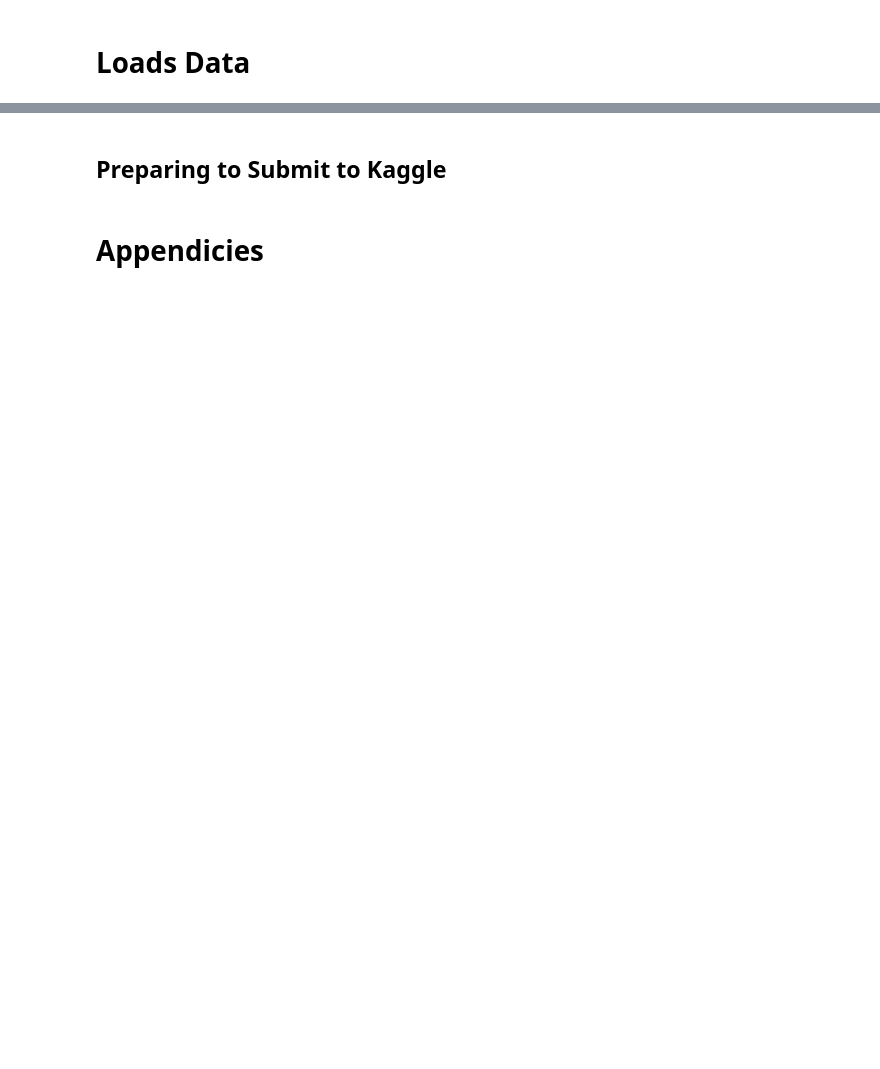
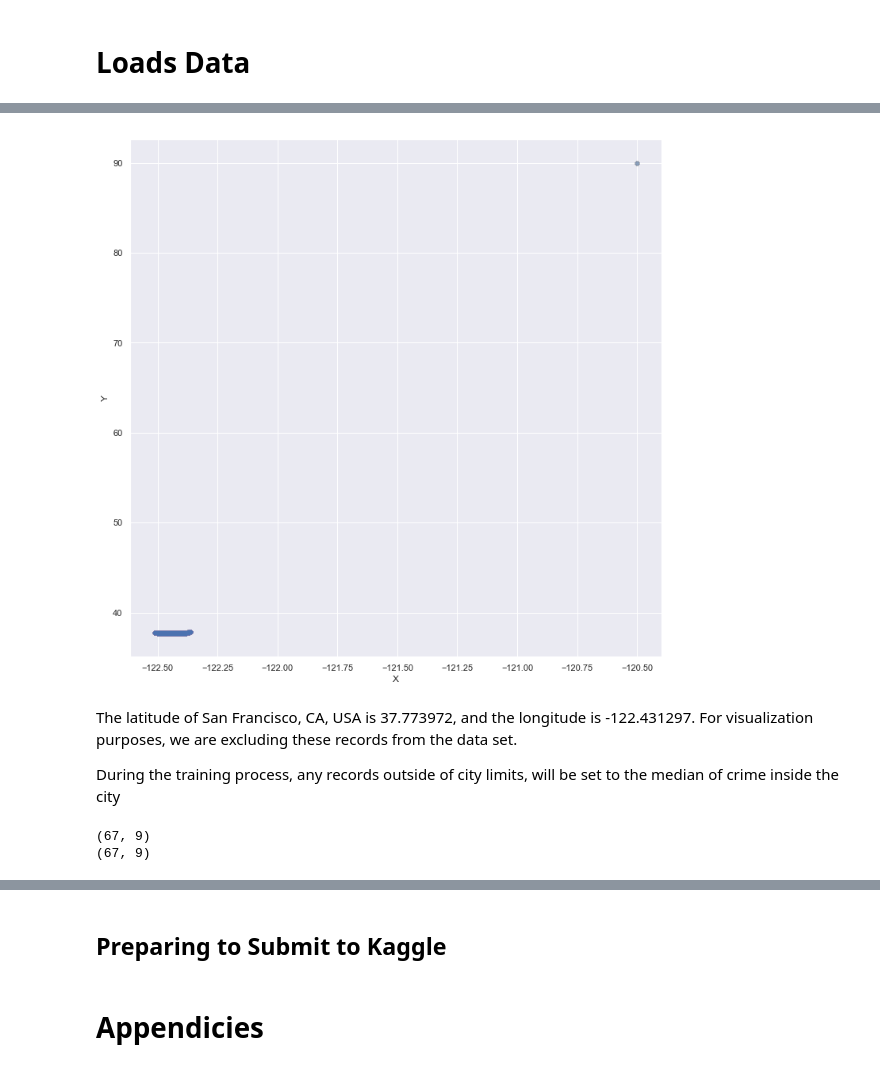
Before and after one commit to ucbiyyq/ucbiyyq-w207re-final-proj, a Jupyter notebook: notebooks/1.0-all-final-submission.ipynb, the cells around one changed output, grey strips where cells are left out. Cells and saved outputs as stored; diff of their text form; code cells hidden in the pictures; blank space fills up the shorter version.

```diff
--- a/notebooks/1.0-all-final-submission.ipynb
+++ b/notebooks/1.0-all-final-submission.ipynb
@@ -107,0 +193,16 @@ print(test_ids.shape)
+# %%
+dat = train_pd[["X", "Y"]]
+sns.set(rc = {"figure.figsize" : (12, 12)})
+ax = sns.scatterplot(x = "X", y = "Y", data = dat, alpha = 0.01)
+# %% [output]
+[figure, added]
+# %% [markdown]
+The latitude of San Francisco, CA, USA is 37.773972, and the longitude is -122.431297. For visualization purposes, we are excluding these records from the data set.
+
+During the training process, any records outside of city limits, will be set to the median of crime inside the city
+# %%
+print(train_pd.query("Y > 50").shape)
+print(train_pd.query("X > -122.25").shape)
+# %% [output]
+(67, 9)
+(67, 9)
```
Also changed, not shown: parts of 58 cells of this notebook.
